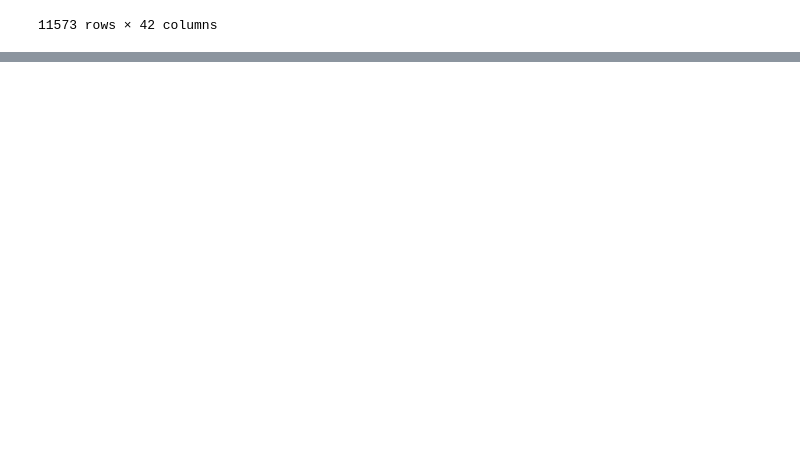
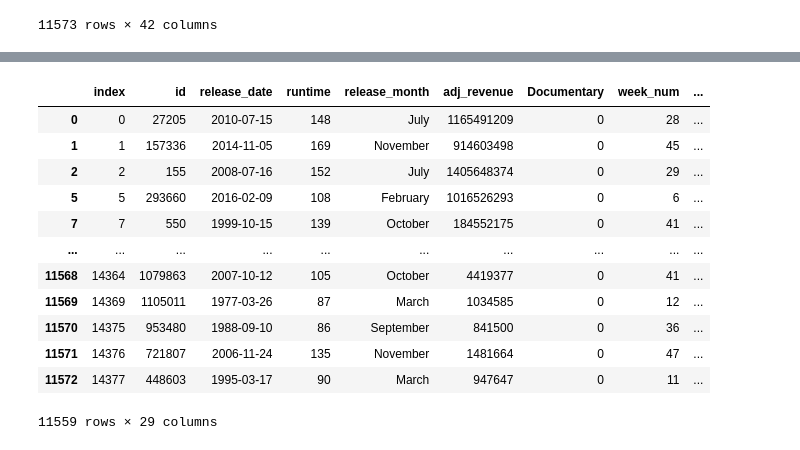
Before and after one commit to clsteel/dtsc_capstone_2023, a Jupyter notebook: data_cleaning/Preprocessing.ipynb, the cells around one changed output, grey strips where cells are left out. Cells and saved outputs as stored; diff of their text form; code cells hidden in the pictures; blank space fills up the shorter version.

```diff
--- a/data_cleaning/Preprocessing.ipynb
+++ b/data_cleaning/Preprocessing.ipynb
@@ -595,3 +595,6 @@ data_features
 11573 rows × 42 columns
 # %%
 data_features_clean = data_features.drop(columns=['title','vote_average','vote_count','overview','popularity','adj_budget','profit','Drama','Comedy','Action','Horror','Adventure','Thriller','Crime','Animation','Romance','Family','Fantasy','ScienceFiction','Mystery','Music','War','Western','History','stripped_overview'])
+# %%
+onehot_months = pd.get_dummies(data_features_clean['release_month'])
+data_features_clean = data_features_clean.join(onehot_months)
@@ -598,2 +603,20 @@ data_features_clean = data_features.drop(columns=['title','vote_average','vote_c
+# %%
+data_features_clean = data_features_clean.loc[(data_features_clean['adj_revenue_millions'] < 2000)]
+# %%
+data_features_clean
+# %% [output]
+|  | index | id | release_date | runtime | release_month | adj_revenue | Documentary | week_num | ... |
+| 0 | 0 | 27205 | 2010-07-15 | 148 | July | 1165491209 | 0 | 28 | ... |
+| 1 | 1 | 157336 | 2014-11-05 | 169 | November | 914603498 | 0 | 45 | ... |
+| 2 | 2 | 155 | 2008-07-16 | 152 | July | 1405648374 | 0 | 29 | ... |
+| 5 | 5 | 293660 | 2016-02-09 | 108 | February | 1016526293 | 0 | 6 | ... |
+| 7 | 7 | 550 | 1999-10-15 | 139 | October | 184552175 | 0 | 41 | ... |
+| ... | ... | ... | ... | ... | ... | ... | ... | ... | ... |
+| 11568 | 14364 | 1079863 | 2007-10-12 | 105 | October | 4419377 | 0 | 41 | ... |
+| 11569 | 14369 | 1105011 | 1977-03-26 | 87 | March | 1034585 | 0 | 12 | ... |
+| 11570 | 14375 | 953480 | 1988-09-10 | 86 | September | 841500 | 0 | 36 | ... |
+| 11571 | 14376 | 721807 | 2006-11-24 | 135 | November | 1481664 | 0 | 47 | ... |
+| 11572 | 14377 | 448603 | 1995-03-17 | 90 | March | 947647 | 0 | 11 | ... |
+11559 rows × 29 columns
 # %%
 data_features_clean.to_csv("features.csv")
```
Also changed, not shown: parts of 6 cells of this notebook, 5 other files.
